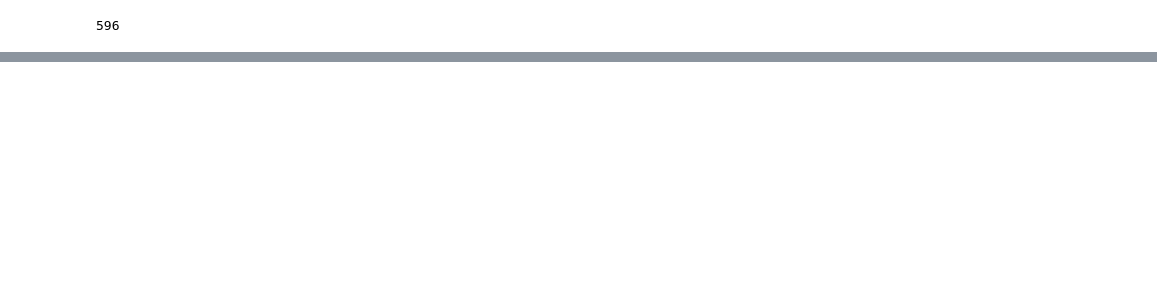
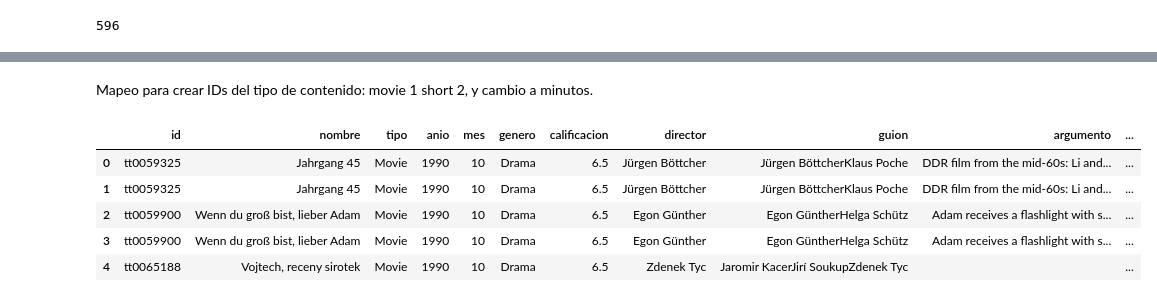
Before and after one commit to davfranco1/PruebaTecnicaETL-Recomendador, a Jupyter notebook: 1_ExtracciónTransformación.ipynb, the cells around one changed output, grey strips where cells are left out. Saved outputs shown, nothing was run; the diff lists cells and outputs as text; code cells hidden in the pictures; blank space fills up the shorter version.

```diff
--- a/1_ExtracciónTransformación.ipynb
+++ b/1_ExtracciónTransformación.ipynb
@@ -181,0 +131,4 @@ Sopa creada tt0094666
+# %%
+df2 = pd.DataFrame(resultados_peliculas)
+df2.columns = "id", "nombre", "tipo", "anio", "mes", "genero"
+df2.head()
@@ -181,0 +142,13 @@ Sopa creada tt0094666
+# %% [markdown]
+Mapeo para crear IDs del tipo de contenido: movie 1 short 2, y cambio a minutos.
+# %%
+df_merged = pd.merge(right= df1, left=df2)
+df_merged["id_tipo"] = df_merged["tipo"].map({"Movie":1, "Short": 2})
+df_merged.head()
+# %% [output]
+|  | id | nombre | tipo | anio | mes | genero | calificacion | director | guion | argumento | ... |
+| 0 | tt0059325 | Jahrgang 45 | Movie | 1990 | 10 | Drama | 6.5 | Jürgen Böttcher | Jürgen BöttcherKlaus Poche | DDR film from the mid-60s: Li and... | ... |
+| 1 | tt0059325 | Jahrgang 45 | Movie | 1990 | 10 | Drama | 6.5 | Jürgen Böttcher | Jürgen BöttcherKlaus Poche | DDR film from the mid-60s: Li and... | ... |
+| 2 | tt0059900 | Wenn du groß bist, lieber Adam | Movie | 1990 | 10 | Drama | 6.5 | Egon Günther | Egon GüntherHelga Schütz | Adam receives a flashlight with s... | ... |
+| 3 | tt0059900 | Wenn du groß bist, lieber Adam | Movie | 1990 | 10 | Drama | 6.5 | Egon Günther | Egon GüntherHelga Schütz | Adam receives a flashlight with s... | ... |
+| 4 | tt0065188 | Vojtech, receny sirotek | Movie | 1990 | 10 | Drama | 6.5 | Zdenek Tyc | Jaromir KacerJirí SoukupZdenek Tyc |  | ... |
```
Also changed, not shown: parts of 26 cells of this notebook, 12 other files.
